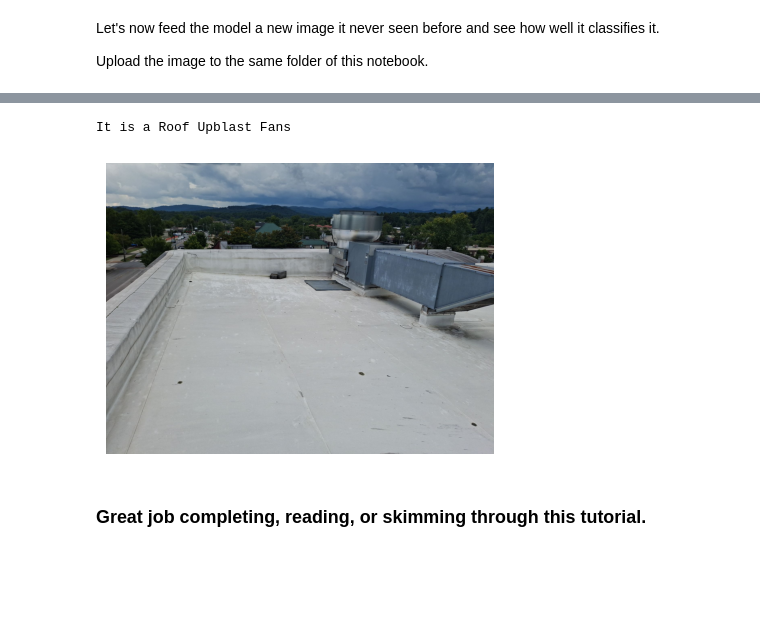
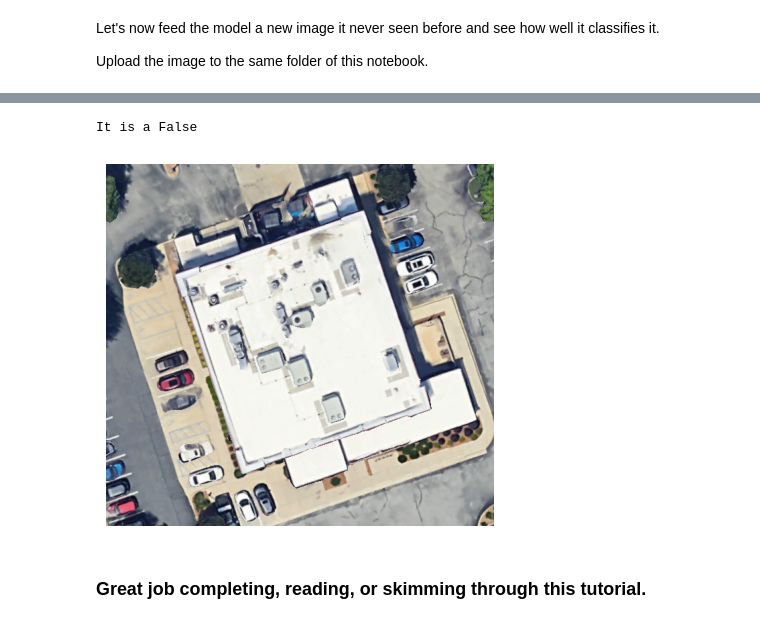
Before and after one commit to sharawayseed/Fastai-iNotes-iTutorials, a Jupyter notebook: Image_Recognizer_Tutorial.ipynb, the cells around one changed output, grey strips where cells are left out. Cells and saved outputs as stored; diff of their text form; code cells hidden in the pictures; blank space fills up the shorter version.

```diff
--- a/Image_Recognizer_Tutorial.ipynb
+++ b/Image_Recognizer_Tutorial.ipynb
@@ -221,14 +221,14 @@ Let's now feed the model a new image it never seen before and see how well it cl
 Upload the image to the same folder of this notebook.
 # %%
 path = './' #The path of your test image
-img = PILImage.create(get_image_files(path)[3])
+img = PILImage.create(get_image_files(path)[1])
 pred_class,pred_idx,outputs = learn.predict(img)
 img.show()
 print ("It is a", pred_class)
 # %% [output]
 [interactive output not drawn]
-It is a Roof Upblast Fans
+It is a False
-[figure, old version]
+[figure, new version]
 # %% [markdown]
 ### Great job completing, reading, or skimming through this tutorial.
 # %% [markdown]
```
Also changed, not shown: parts of 2 cells of this notebook.
